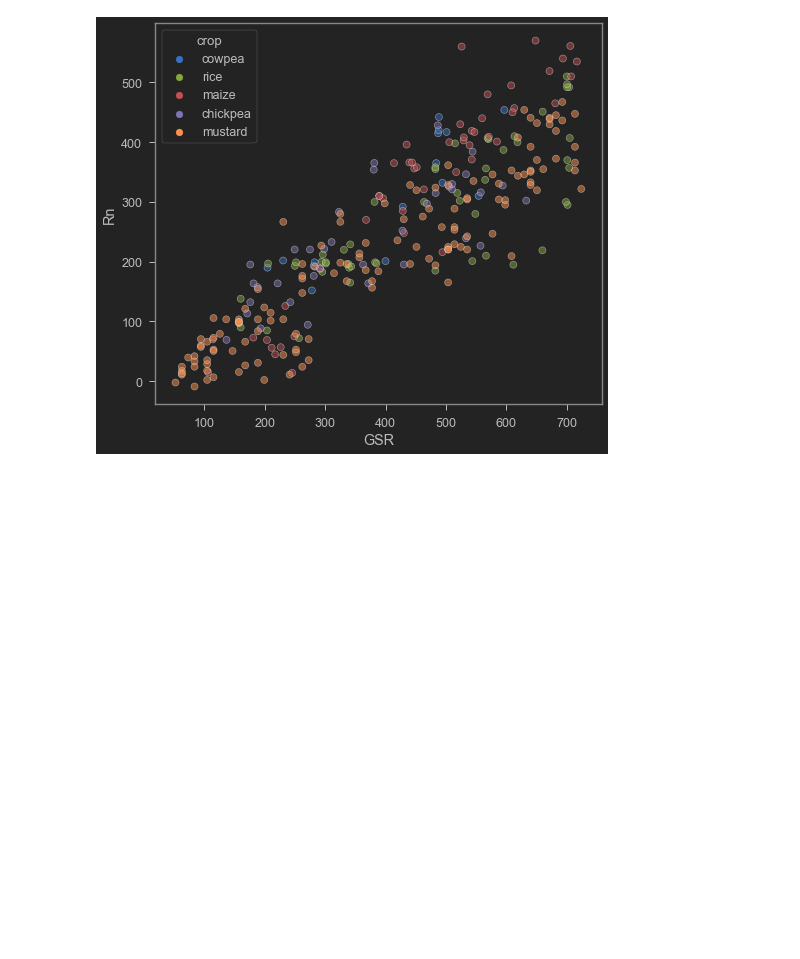
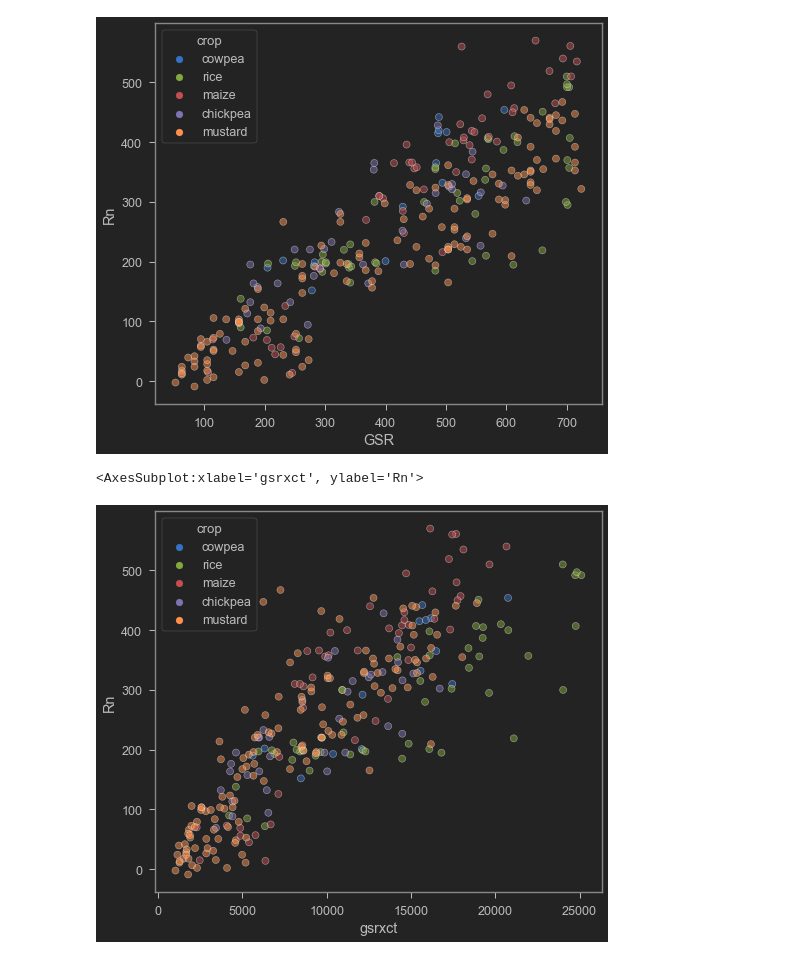
Before and after one commit to HimanshuMittal01/crop-radiation-prediction, a Jupyter notebook: notebooks/second_wave_visualize.ipynb, the cells around one changed output. Cells and saved outputs as stored; diff of their text form; code cells hidden in the pictures; blank space fills up the shorter version.

```diff
--- a/notebooks/second_wave_visualize.ipynb
+++ b/notebooks/second_wave_visualize.ipynb
@@ -71,3 +55,10 @@ sns.scatterplot(x='GSR', y='Rn', data=new_data, hue='crop', alpha=0.5)
 # %% [output]
 <AxesSubplot:xlabel='GSR', ylabel='Rn'>
 [figure]
+# %%
+new_data['gsrxct'] = new_data['GSR']*new_data['CT']
+# %%
+sns.scatterplot(x='gsrxct', y='Rn', data=new_data, hue='crop', alpha=0.5)
+# %% [output]
+<AxesSubplot:xlabel='gsrxct', ylabel='Rn'>
+[figure, added]
```
Also changed, not shown: parts of 5 cells of this notebook, 7 other files.
